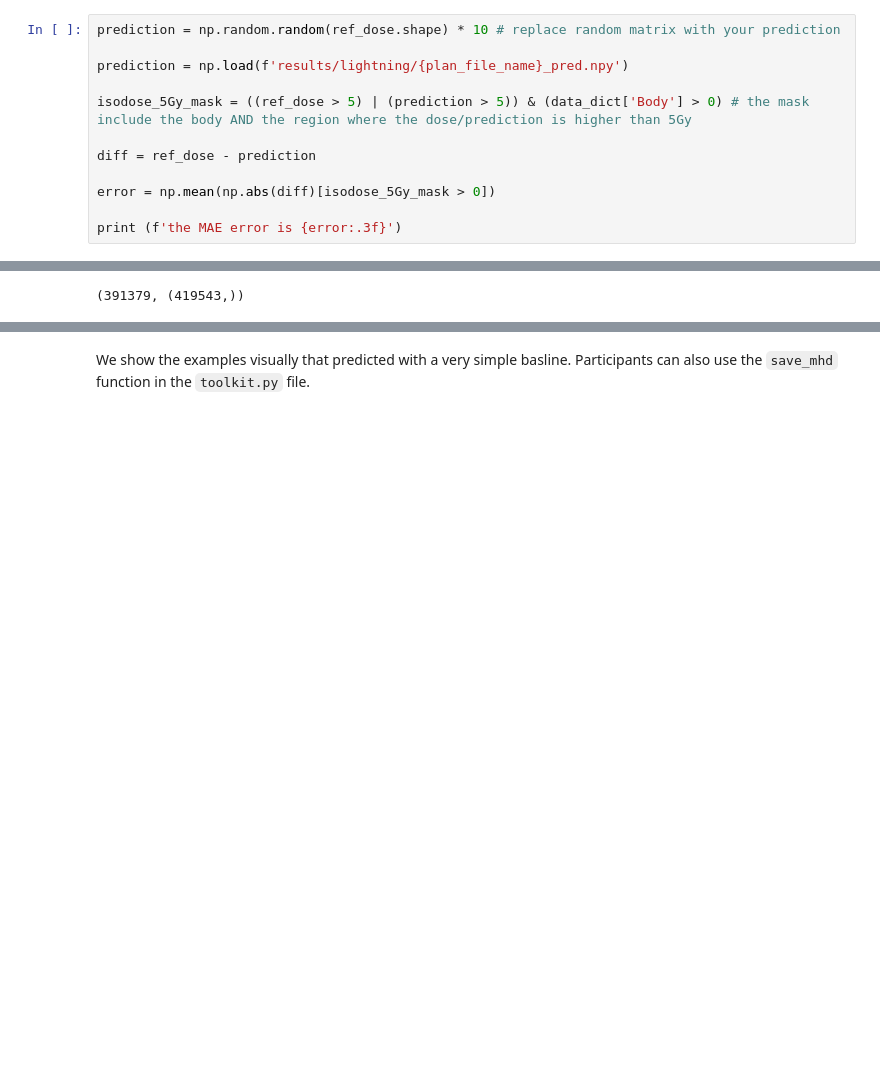
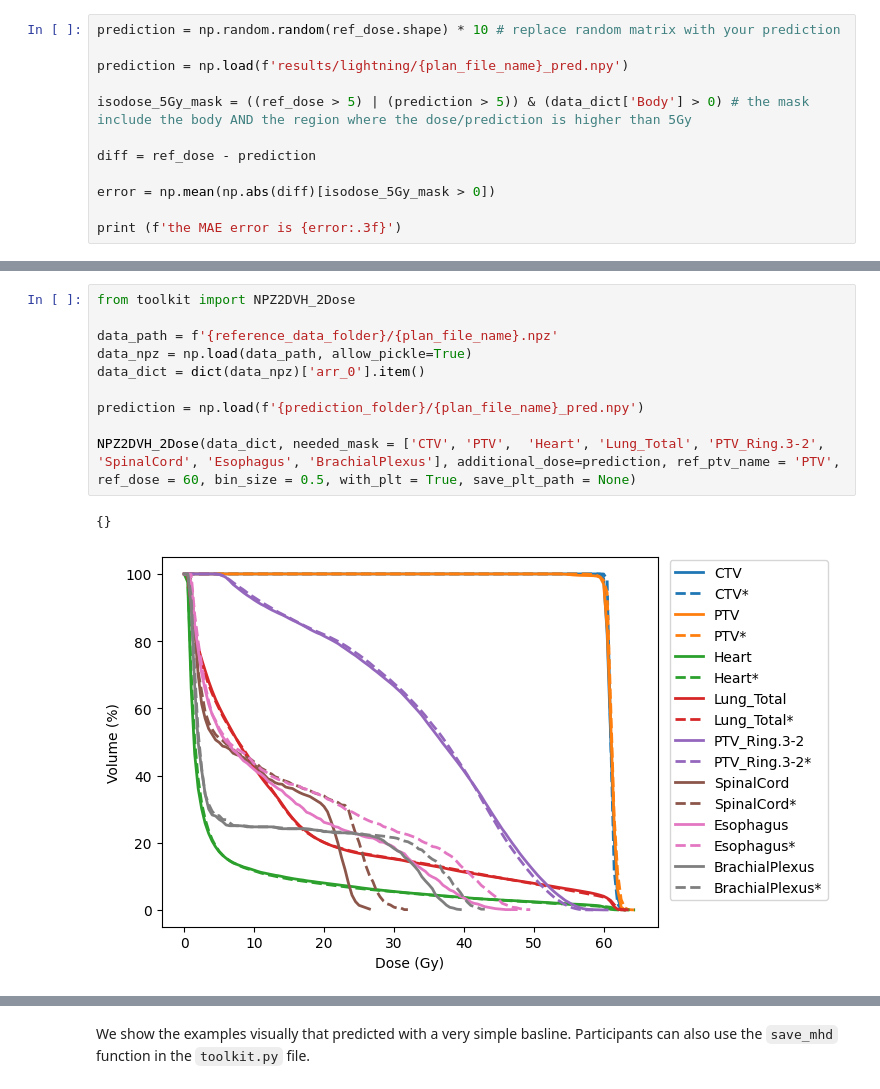
Before and after one commit to sunyu0410/GDP-HMM_AAPMChallenge, a Jupyter notebook: evaluation.ipynb, the cells around one changed output, grey strips where cells are left out. Saved outputs shown, nothing was run; the diff lists cells and outputs as text; blank space fills up the shorter version.

```diff
--- a/evaluation.ipynb
+++ b/evaluation.ipynb
@@ -130,5 +130,15 @@ $ zip -r ../{any_name}.zip ./*_pred.npy
   <img src='figs/sanity_check_zip.png' width="700px"/>
 </p>
 # %%
+from toolkit import NPZ2DVH_2Dose
+
+data_path = f'{reference_data_folder}/{plan_file_name}.npz'
+data_npz = np.load(data_path, allow_pickle=True)
+data_dict = dict(data_npz)['arr_0'].item()
+
+prediction = np.load(f'{prediction_folder}/{plan_file_name}_pred.npy')
+
+NPZ2DVH_2Dose(data_dict, needed_mask = ['CTV', 'PTV',  'Heart', 'Lung_Total', 'PTV_Ring.3-2', 'SpinalCord', 'Esophagus', 'BrachialPlexus'], additional_dose=prediction, ref_ptv_name = 'PTV', ref_dose = 60, bin_size = 0.5, with_plt = True, save_plt_path = None)
 # %% [output]
-(391379, (419543,))
+{}
+[figure, added]
```
Also changed, not shown: parts of 5 cells of this notebook, 3 other files.
